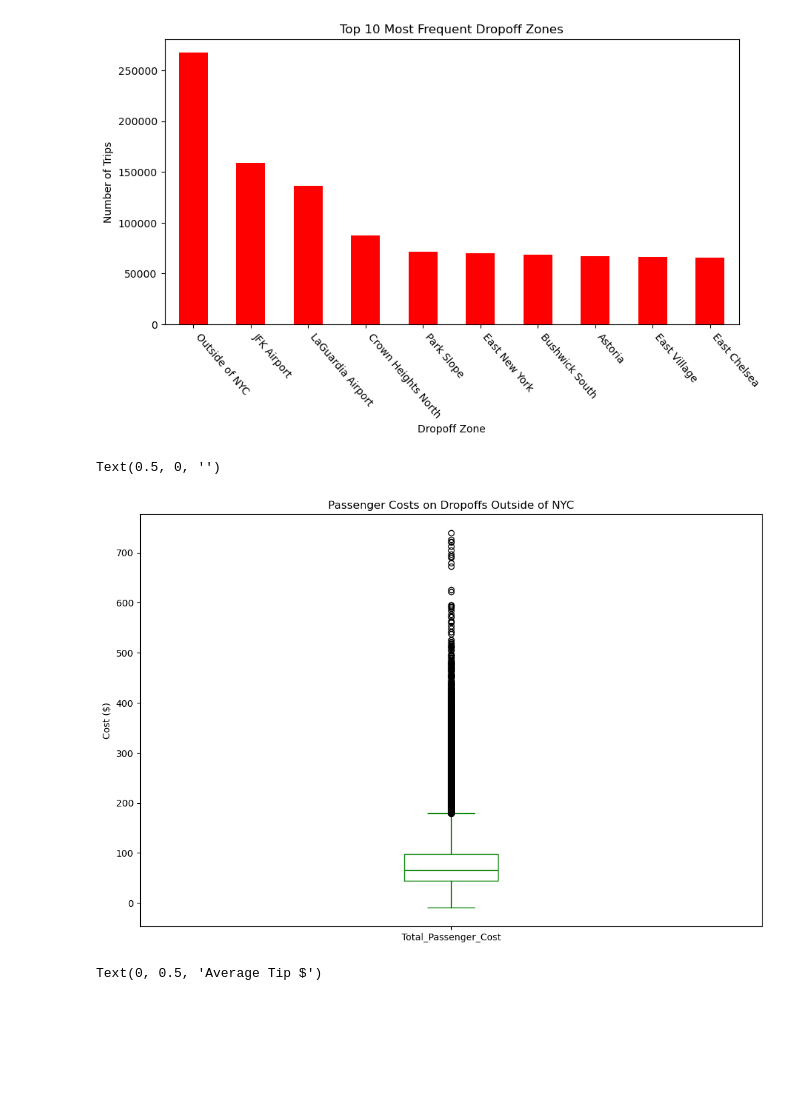
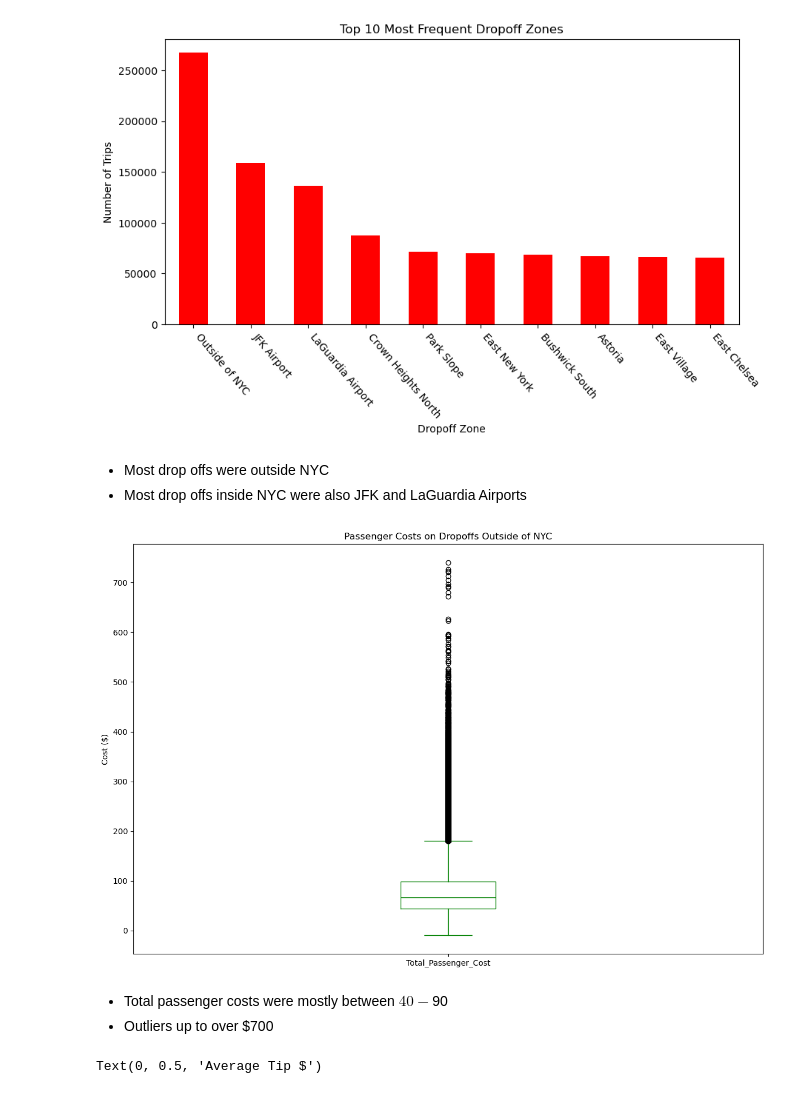
Before and after one commit to T-Haight/project1_group1_osubootcamp, a Jupyter notebook: Common_Trends.ipynb, the cells around one changed output. Cells and saved outputs as stored; diff of their text form; code cells hidden in the pictures; blank space fills up the shorter version.

Commit message:
Added analysis to graphs

```diff
--- a/Common_Trends.ipynb
+++ b/Common_Trends.ipynb
@@ -133,15 +138,21 @@ plt.ylabel("Number of Trips")
 # %% [output]
 Text(0, 0.5, 'Number of Trips')
 [figure]
+# %% [markdown]
+- Most drop offs were outside NYC
+- Most drop offs inside NYC were also JFK and LaGuardia Airports
 # %%
 # Boxplot for passenger costs on dropoffs outside of NYC
 lyft_locations_df[lyft_locations_df["Dropoff_Zone"] == "Outside of NYC"]["Total_Passenger_Cost"].plot(kind="box", figsize=(12, 8), color="green")
 plt.title("Passenger Costs on Dropoffs Outside of NYC")
 plt.ylabel("Cost ($)")
 plt.xlabel(None)
+plt.tight_layout()
 # %% [output]
-Text(0.5, 0, '')
-[figure, old version]
+[figure, new version]
+# %% [markdown]
+- Total passenger costs were mostly between $40 - $90
+- Outliers up to over $700
 # %%
 # Plot the top 5 highest average tip pickup borough.
 lyft_tips = lyft_locations_df.loc[lyft_locations_df["tips"] > 0]
```
Also changed, not shown: parts of 7 cells of this notebook.
